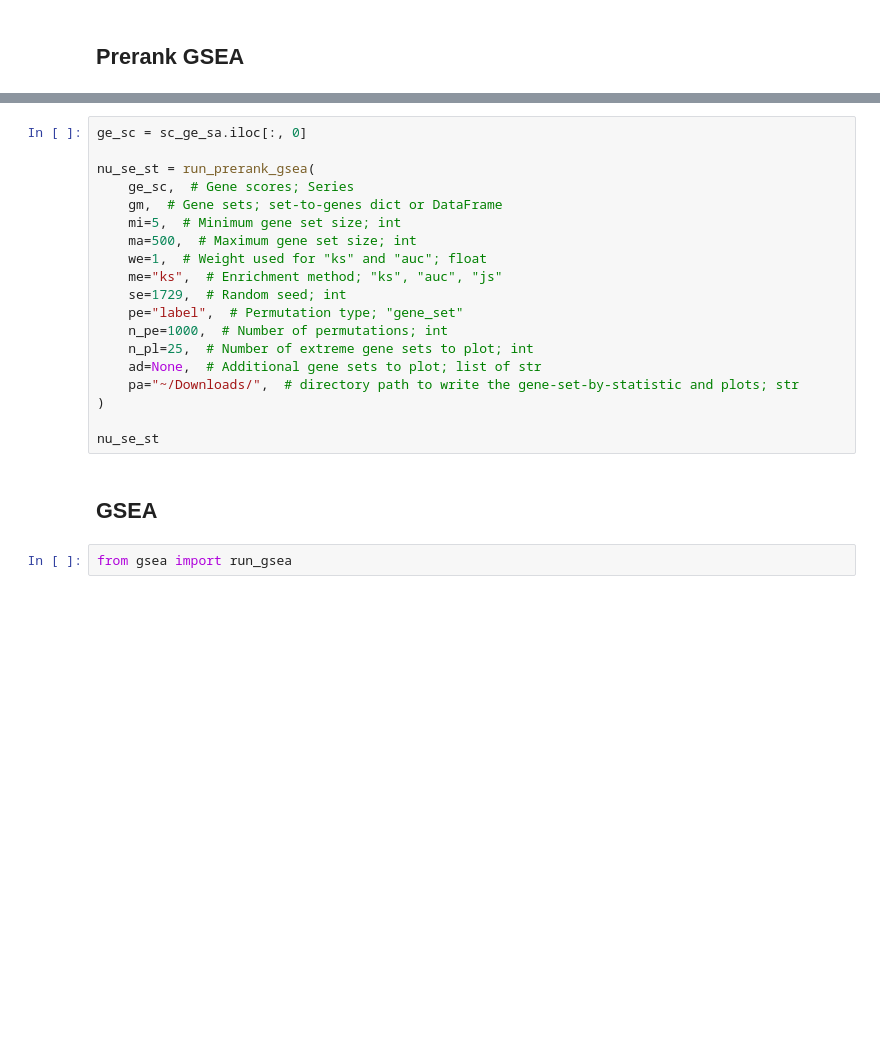
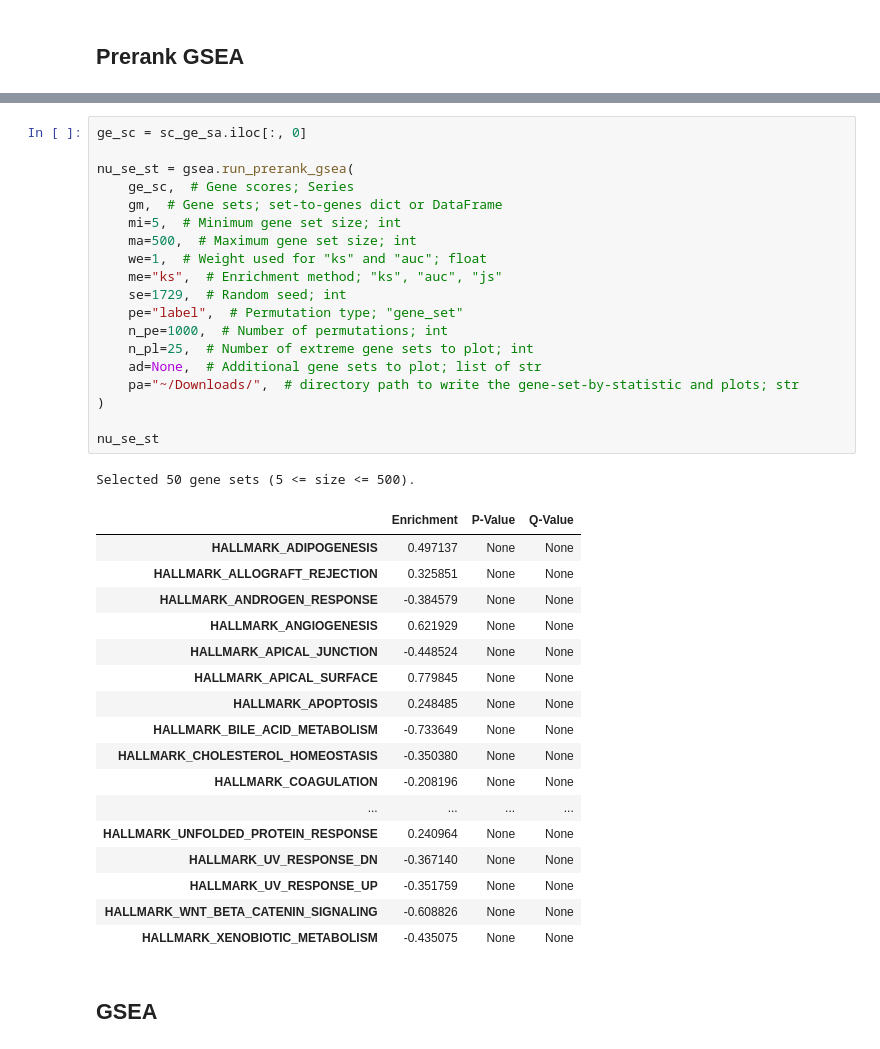
Before and after one commit to KwatME/setenrichment, a Jupyter notebook: nb/example_high_level.ipynb, the cells around one changed output, grey strips where cells are left out. Cells and saved outputs as stored; diff of their text form; blank space fills up the shorter version.

```diff
--- a/nb/example_high_level.ipynb
+++ b/nb/example_high_level.ipynb
@@ -37,24 +91,41 @@ from gsea import run_prerank_gsea
 # %%
 ge_sc = sc_ge_sa.iloc[:, 0]
 
-nu_se_st = run_prerank_gsea(
+nu_se_st = gsea.run_prerank_gsea(
     ge_sc,  # Gene scores; Series
     gm,  # Gene sets; set-to-genes dict or DataFrame
     mi=5,  # Minimum gene set size; int
     ma=500,  # Maximum gene set size; int
     we=1,  # Weight used for "ks" and "auc"; float
     me="ks",  # Enrichment method; "ks", "auc", "js"
     se=1729,  # Random seed; int
     pe="label",  # Permutation type; "gene_set"
     n_pe=1000,  # Number of permutations; int
     n_pl=25,  # Number of extreme gene sets to plot; int
     ad=None,  # Additional gene sets to plot; list of str
     pa="~/Downloads/",  # directory path to write the gene-set-by-statistic and plots; str
 )
 
 nu_se_st
+# %% [output]
+Selected 50 gene sets (5 <= size <= 500).
+|  | Enrichment | P-Value | Q-Value |
+| HALLMARK_ADIPOGENESIS | 0.497137 | None | None |
+| HALLMARK_ALLOGRAFT_REJECTION | 0.325851 | None | None |
+| HALLMARK_ANDROGEN_RESPONSE | -0.384579 | None | None |
+| HALLMARK_ANGIOGENESIS | 0.621929 | None | None |
+| HALLMARK_APICAL_JUNCTION | -0.448524 | None | None |
+| HALLMARK_APICAL_SURFACE | 0.779845 | None | None |
+| HALLMARK_APOPTOSIS | 0.248485 | None | None |
+| HALLMARK_BILE_ACID_METABOLISM | -0.733649 | None | None |
+| HALLMARK_CHOLESTEROL_HOMEOSTASIS | -0.350380 | None | None |
+| HALLMARK_COAGULATION | -0.208196 | None | None |
+| ... | ... | ... | ... |
+| HALLMARK_UNFOLDED_PROTEIN_RESPONSE | 0.240964 | None | None |
+| HALLMARK_UV_RESPONSE_DN | -0.367140 | None | None |
+| HALLMARK_UV_RESPONSE_UP | -0.351759 | None | None |
+| HALLMARK_WNT_BETA_CATENIN_SIGNALING | -0.608826 | None | None |
+| HALLMARK_XENOBIOTIC_METABOLISM | -0.435075 | None | None |
 # %% [markdown]
 ## GSEA
-# %%
-from gsea import run_gsea
 # %%
```
Also changed, not shown: parts of 7 cells of this notebook, 3 other files.
